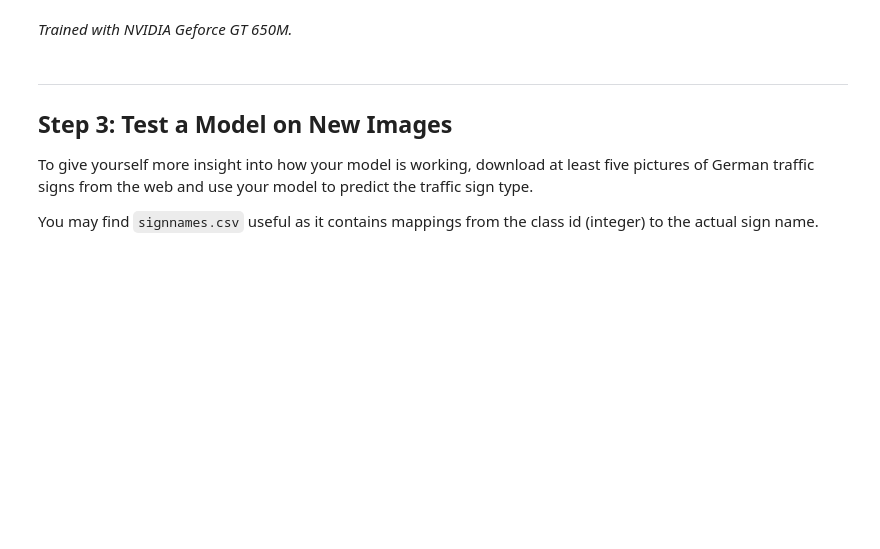
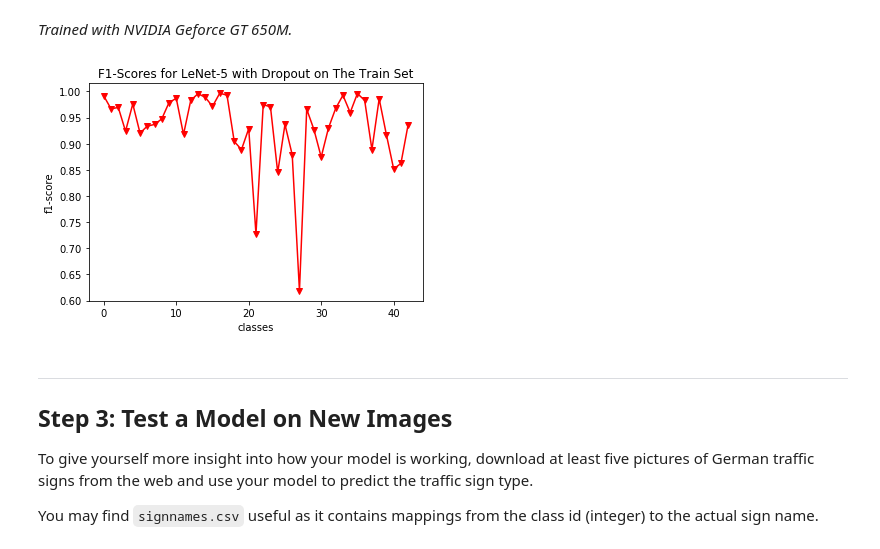
Before and after one commit to musa-atlihan/CarND-German-Traffic-Sign-Classifier-Project, a Jupyter notebook: Traffic_Sign_Classifier.ipynb, the cells around one changed output. Drawn from its saved outputs; the diff is of its cells as text; code cells hidden in the pictures; blank space fills up the shorter version.

```diff
--- a/Traffic_Sign_Classifier.ipynb
+++ b/Traffic_Sign_Classifier.ipynb
@@ -526,5 +563,19 @@ Total run time 6.3909 minutes
 # %% [markdown]
 *Trained with NVIDIA Geforce GT 650M.*
+# %%
+# plot f1 scores
+path = './saved-lenet-w-dropout/best-test-f1-scores.pkl'
+with open(path, mode='rb') as f:
+    score_list = pickle.load(f)
+    classes = np.arange(43)
+    plt.plot(classes, score_list, marker='v', color='red')
+    plt.title('F1-Scores for LeNet-5 with Dropout on The Train Set')
+    plt.ylabel('f1-score')
+    plt.xlabel('classes')
+    plt.show()
+    plt.close()
+# %% [output]
+[figure, added]
 # %% [markdown]
 ---
 
```
Also changed, not shown: parts of 21 cells of this notebook, 10 other files.
